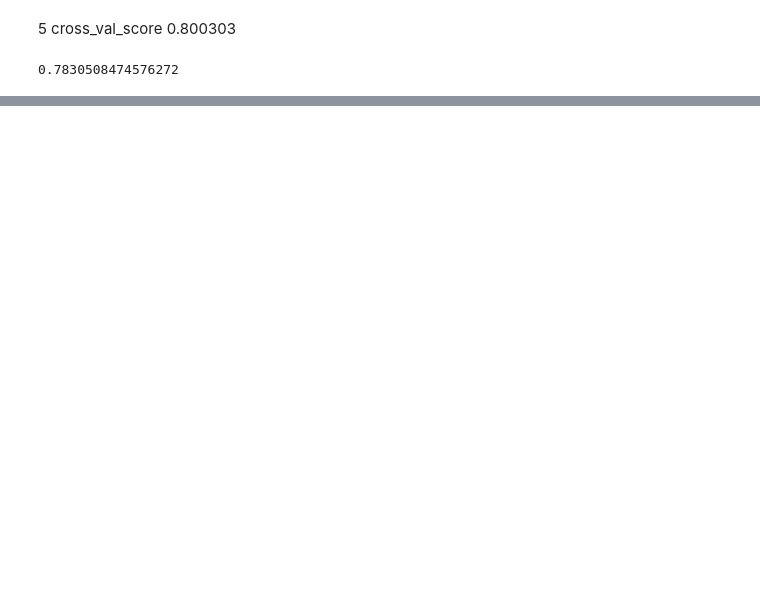
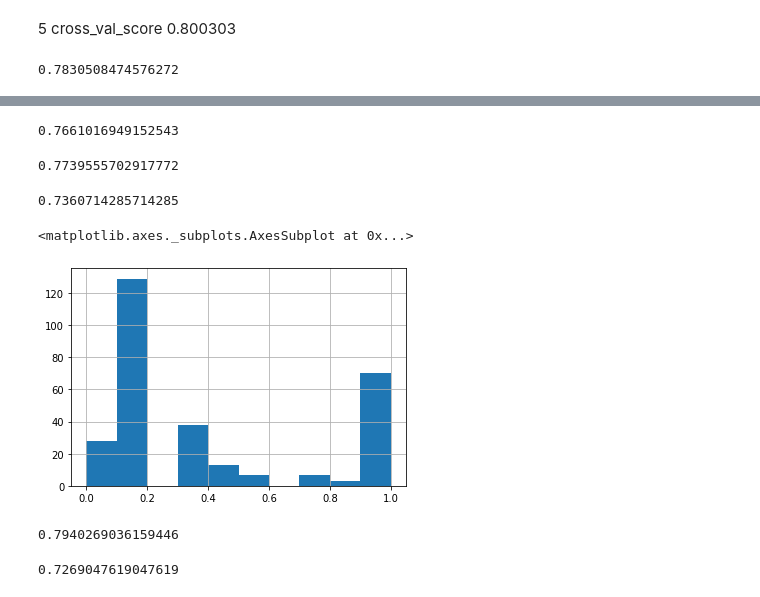
Before and after one commit to Jiablero/notebooks, a Jupyter notebook: stepik_decision_tree_titanic.ipynb, the cells around one changed output, grey strips where cells are left out. Drawn from its saved outputs; the diff is of its cells as text; code cells hidden in the pictures; blank space fills up the shorter version.

```diff
--- a/stepik_decision_tree_titanic.ipynb
+++ b/stepik_decision_tree_titanic.ipynb
@@ -306,0 +300,4 @@ cross_val_score(best_clf, X_test, y_test , cv=5).mean()
+# %%
+grid_search_cv_cld = GridSearchCV(clf, parameters, cv = 5)
+# %%
+grid_search_cv_cld.fit(X_train, y_train)
@@ -306,0 +327,6 @@ cross_val_score(best_clf, X_test, y_test , cv=5).mean()
+# %%
+best_clf = grid_search_cv_cld.best_estimator_
+# %%
+best_clf.score(X_test, y_test)
+# %% [output]
+0.7661016949152543
@@ -306,0 +335,15 @@ cross_val_score(best_clf, X_test, y_test , cv=5).mean()
+# %%
+precision_score(y_test, best_clf.predict(X_test) ,average='macro')
+# %% [output]
+0.7739555702917772
+# %%
+recall_score(y_test, best_clf.predict(X_test) ,average='macro')
+# %% [output]
+0.7360714285714285
+# %%
+y_predicted_prob = best_clf.predict_proba(X_test)
+# %%
+pd.Series(y_predicted_prob[:, 1]).hist()
+# %% [output]
+<matplotlib.axes._subplots.AxesSubplot at 0x...>
+[figure, added]
@@ -306,0 +354,8 @@ cross_val_score(best_clf, X_test, y_test , cv=5).mean()
+# %%
+precision_score(y_test, y_pred ,average='macro')
+# %% [output]
+0.7940269036159446
+# %%
+recall_score(y_test, y_pred ,average='macro')
+# %% [output]
+0.7269047619047619
```
Also changed, not shown: parts of 14 cells of this notebook.
